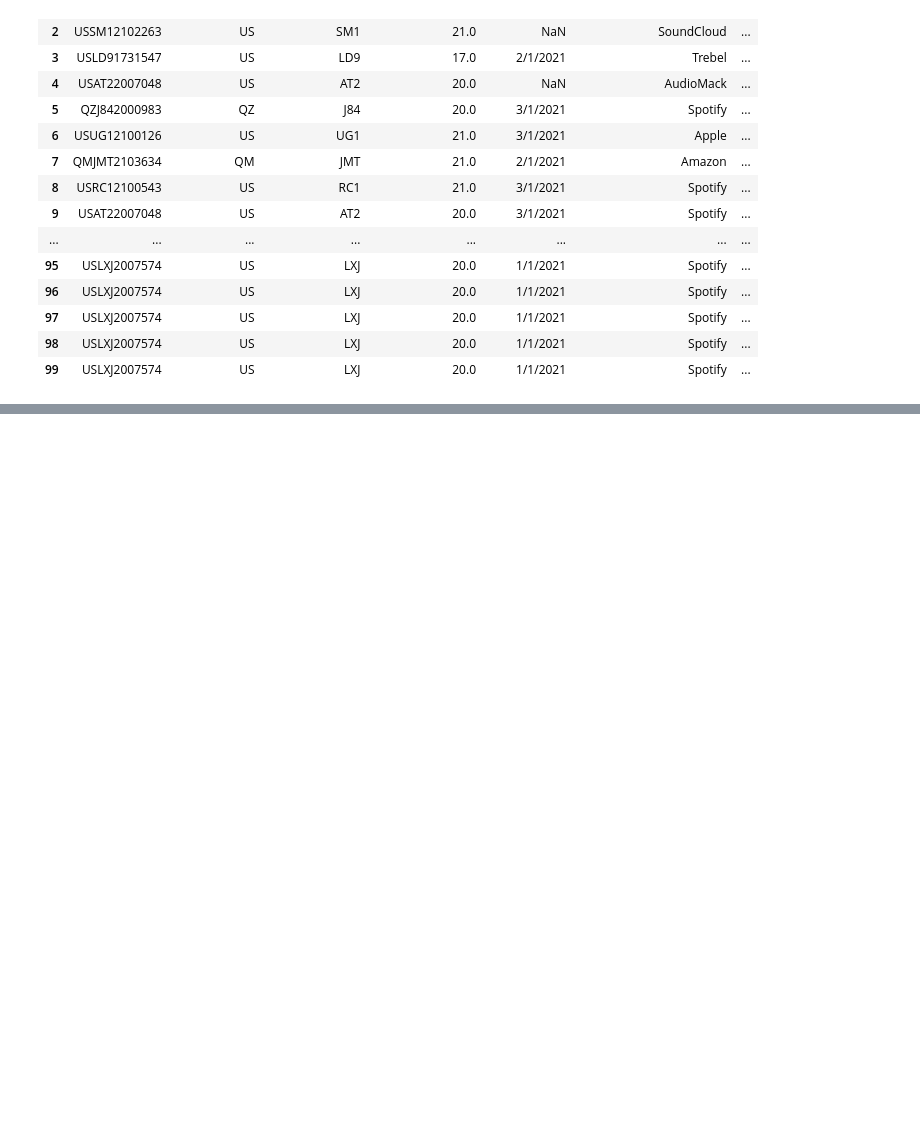
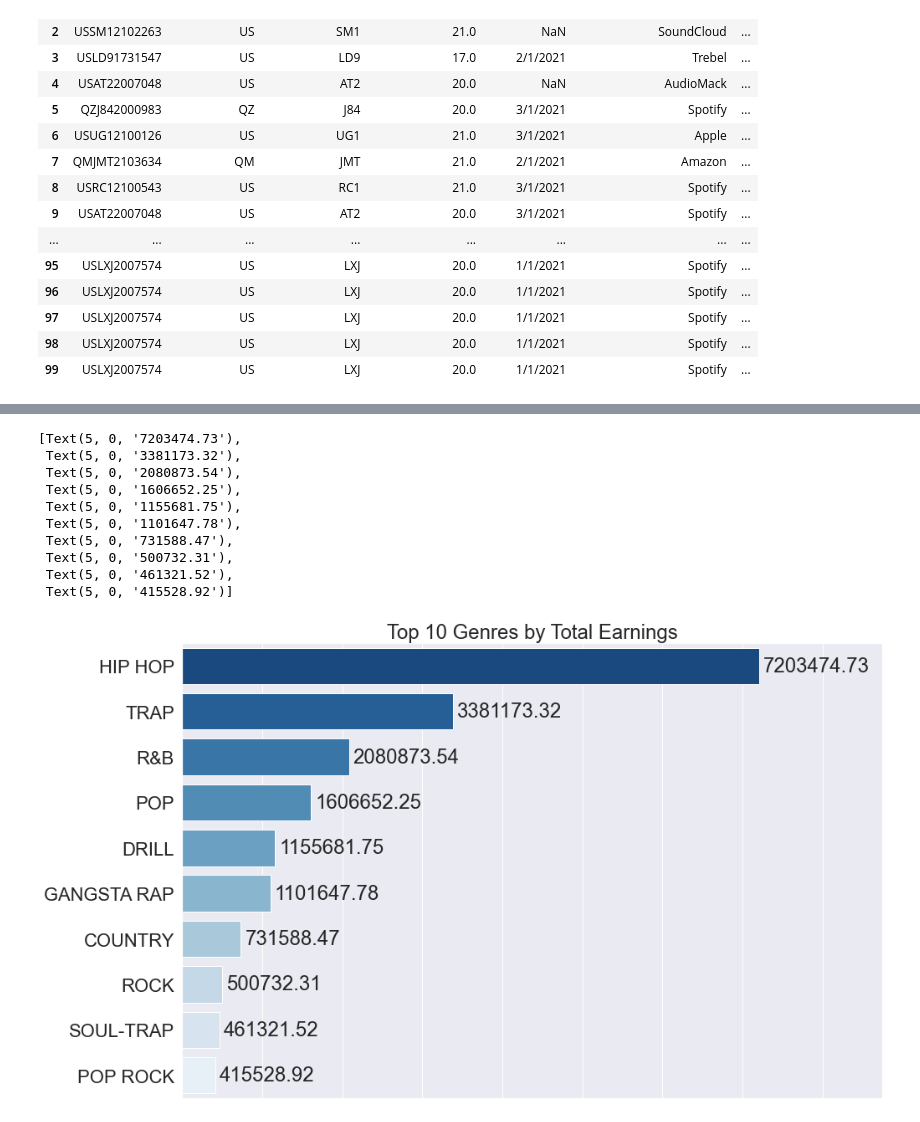
Before and after one commit to NSS-Data-Analytics-Cohort-6/mlc-project-pythons-on-a-plane, a Jupyter notebook: notebooks/mlc_streaming_data.ipynb, the cells around one changed output, grey strips where cells are left out. Drawn from its saved outputs; the diff is of its cells as text; code cells hidden in the pictures; blank space fills up the shorter version.

```diff
--- a/notebooks/mlc_streaming_data.ipynb
+++ b/notebooks/mlc_streaming_data.ipynb
@@ -734,0 +685,4 @@ genre_earnings_avg.tail(30)
+# %%
+genre_earnings_total = royalties.groupby('genre')[['earnings']].sum().sort_values(['earnings'],ascending=False).reset_index()
+
+genre_earnings_total.info()
@@ -734,0 +720,5 @@ genre_earnings_avg.tail(30)
+# %%
+#drop nan earnings
+genre_earnings_total = genre_earnings_total[genre_earnings_total['earnings'].notna()]
+
+genre_earnings_total.head(20)
@@ -734,0 +743,6 @@ genre_earnings_avg.tail(30)
+# %%
+#top 10 genre by total earnings dataframe
+top_genre_earnings_total = pd.DataFrame(genre_earnings_total.nlargest(10, ['earnings'])).sort_values(['earnings'],ascending=False)
+top_genre_earnings_total.columns = ['genre', 'total earnings']
+top_genre_earnings_total['total earnings'] = round(top_genre_earnings_total['total earnings'],2)
+top_genre_earnings_total.head(10)
@@ -734,0 +761,35 @@ genre_earnings_avg.tail(30)
+# %%
+#top 10 genres by total earning visualization
+top_genres_earnings_total_g = sns.barplot(x="total earnings", y="genre", data=top_genre_earnings_total,
+                 palette="Blues_r")
+
+#make plot bigger so value labels don't run off graph
+#https://www.geeksforgeeks.org/matplotlib-axes-axes-set_xlim-in-python/
+top_genres_earnings_total_g.set_xlim(0, 8750000)
+
+#add chart title
+top_genres_earnings_total_g.set_title("Top 10 Genres by Total Earnings")
+
+#remove x axis label and values
+#https://stackoverflow.com/questions/58476654/how-to-remove-or-hide-x-axis-labels-from-a-seaborn-matplotlib-plot
+top_genres_earnings_total_g.set(xlabel=None)
+top_genres_earnings_total_g.set(xticklabels=[])
+
+#remove y axis label
+top_genres_earnings_total_g.set(ylabel=None)
+
+#add value labels to each bar
+#https://matplotlib.org/stable/api/_as_gen/matplotlib.axes.Axes.bar_label.html
+top_genres_earnings_total_g.bar_label(top_genres_earnings_total_g.containers[0], fmt='%s', padding=5)
+# %% [output]
+[Text(5, 0, '7203474.73'),
+ Text(5, 0, '3381173.32'),
+ Text(5, 0, '2080873.54'),
+ Text(5, 0, '1606652.25'),
+ Text(5, 0, '1155681.75'),
+ Text(5, 0, '1101647.78'),
+ Text(5, 0, '731588.47'),
+ Text(5, 0, '500732.31'),
+ Text(5, 0, '461321.52'),
+ Text(5, 0, '415528.92')]
+[figure, added]
```
Also changed, not shown: parts of 58 cells of this notebook, 1 other file.
